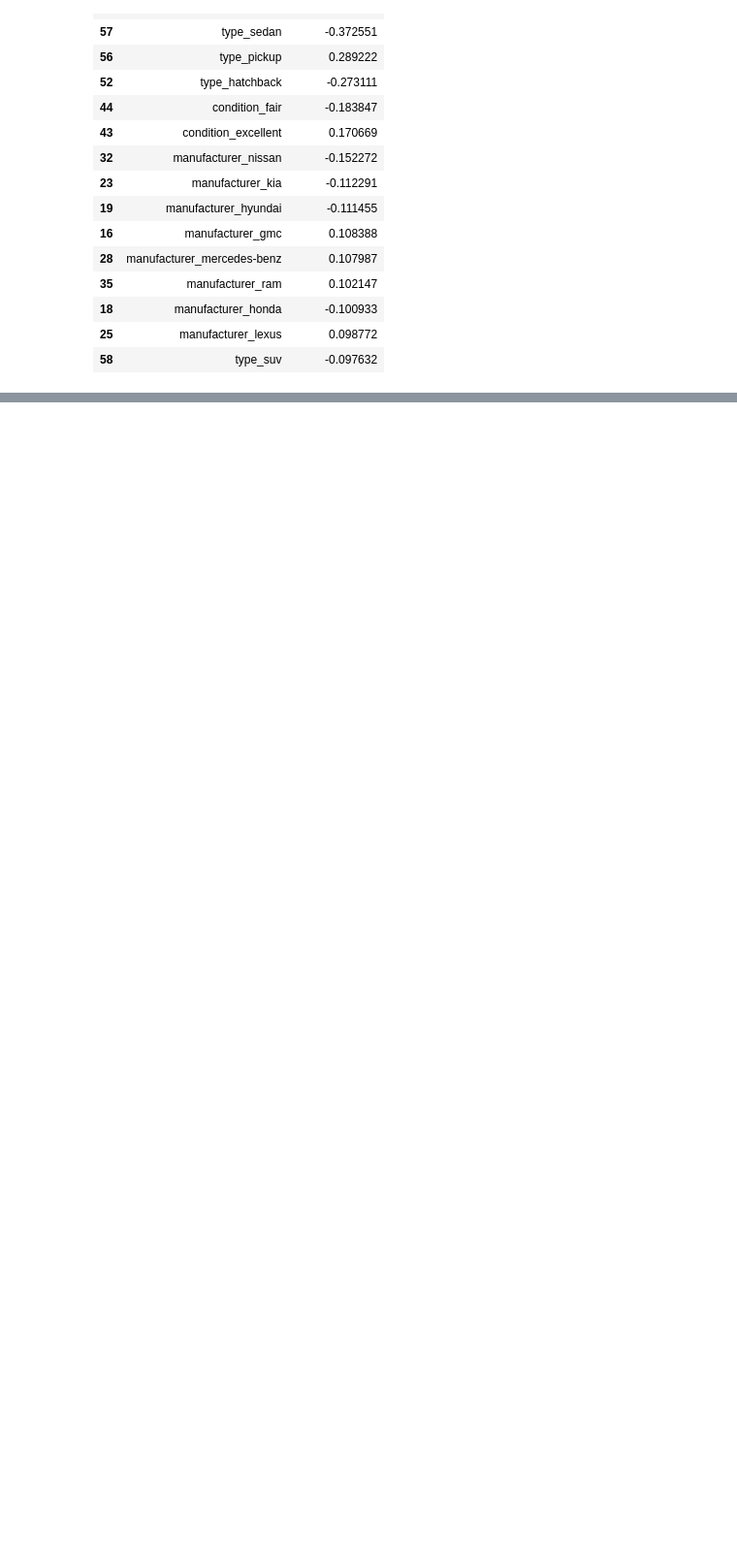
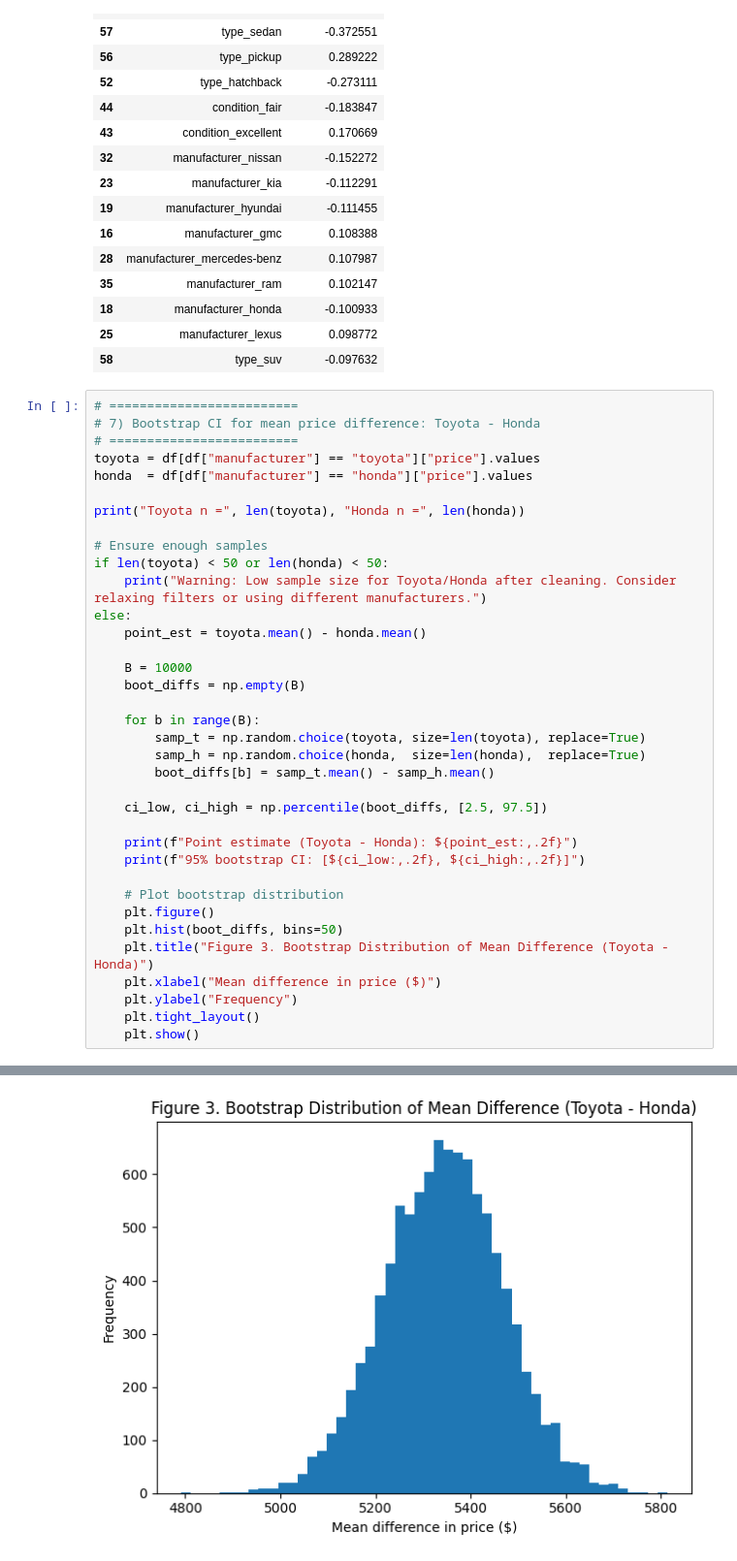
Before and after one commit to nv-piyush/CSCI608_Final_Project, a Jupyter notebook: CSCI608_Final_Project.ipynb, the cells around one changed output, grey strips where cells are left out. Shown: that part at 97% size. Cells and saved outputs as stored; diff of their text form; blank space fills up the shorter version.

Commit message:
Add bootstrap inference and confidence interval analysis

```diff
--- a/CSCI608_Final_Project.ipynb
+++ b/CSCI608_Final_Project.ipynb
@@ -324,3 +324,40 @@ Top 15 largest-magnitude coefficients (log-price scale):
 | 18 | manufacturer_honda | -0.100933 |
 | 25 | manufacturer_lexus | 0.098772 |
 | 58 | type_suv | -0.097632 |
+# %%
+# =========================
+# 7) Bootstrap CI for mean price difference: Toyota - Honda
+# =========================
+toyota = df[df["manufacturer"] == "toyota"]["price"].values
+honda  = df[df["manufacturer"] == "honda"]["price"].values
+
+print("Toyota n =", len(toyota), "Honda n =", len(honda))
+
+# Ensure enough samples
+if len(toyota) < 50 or len(honda) < 50:
+    print("Warning: Low sample size for Toyota/Honda after cleaning. Consider relaxing filters or using different manufacturers.")
+else:
+    point_est = toyota.mean() - honda.mean()
+
+    B = 10000
+    boot_diffs = np.empty(B)
+
+    for b in range(B):
+        samp_t = np.random.choice(toyota, size=len(toyota), replace=True)
+        samp_h = np.random.choice(honda,  size=len(honda),  replace=True)
+        boot_diffs[b] = samp_t.mean() - samp_h.mean()
+
+    ci_low, ci_high = np.percentile(boot_diffs, [2.5, 97.5])
+
+    print(f"Point estimate (Toyota - Honda): ${point_est:,.2f}")
+    print(f"95% bootstrap CI: [${ci_low:,.2f}, ${ci_high:,.2f}]")
+
+    # Plot bootstrap distribution
+    plt.figure()
+    plt.hist(boot_diffs, bins=50)
+    plt.title("Figure 3. Bootstrap Distribution of Mean Difference (Toyota - Honda)")
+    plt.xlabel("Mean difference in price ($)")
+    plt.ylabel("Frequency")
+    plt.tight_layout()
+    plt.show()
+# %% [output]
@@ -326,0 +367 @@ Top 15 largest-magnitude coefficients (log-price scale):
+[figure, added]
```
Also changed, not shown: parts of 1 cell of this notebook.
